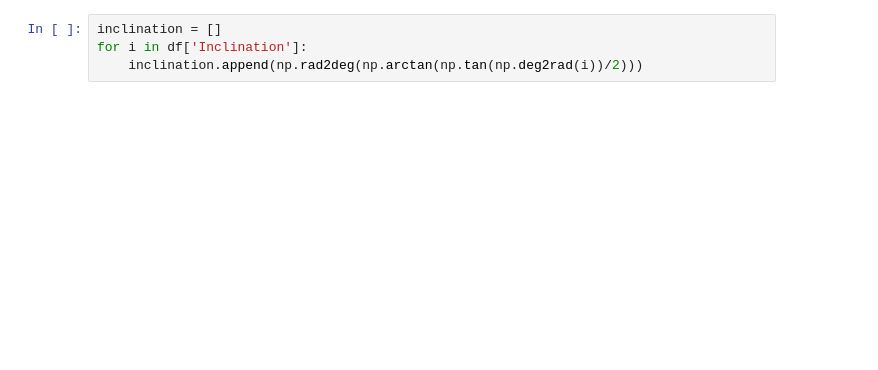
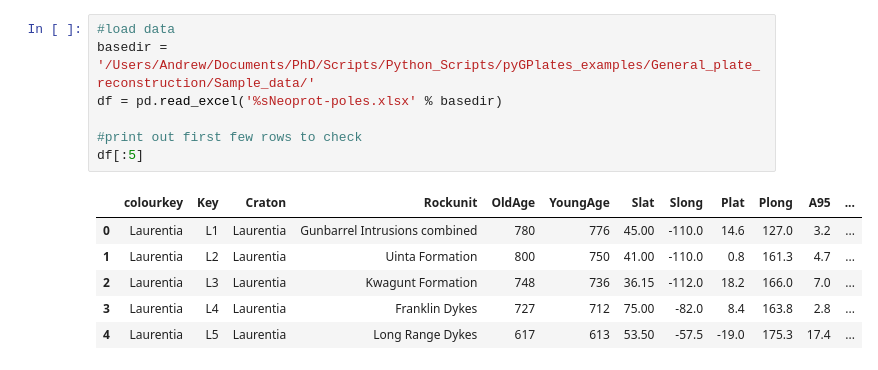
Before and after one commit to amer7632/pyGPlates_examples, a Jupyter notebook: General_plate_reconstruction/Time_space_palaeomag_plot.ipynb, the cells around one changed output. Drawn from its saved outputs; the diff is of its cells as text; blank space fills up the shorter version.

```diff
--- a/General_plate_reconstruction/Time_space_palaeomag_plot.ipynb
+++ b/General_plate_reconstruction/Time_space_palaeomag_plot.ipynb
@@ -34,4 +18,14 @@ df
-# %%
-inclination = []
-for i in df['Inclination']:
-    inclination.append(np.rad2deg(np.arctan(np.tan(np.deg2rad(i))/2)))
+# %%
+#load data
+basedir = '/Users/Andrew/Documents/PhD/Scripts/Python_Scripts/pyGPlates_examples/General_plate_reconstruction/Sample_data/'
+df = pd.read_excel('%sNeoprot-poles.xlsx' % basedir)
+
+#print out first few rows to check
+df[:5]
+# %% [output]
+|  | colourkey | Key | Craton | Rockunit | OldAge | YoungAge | Slat | Slong | Plat | Plong | A95 | ... |
+| 0 | Laurentia | L1 | Laurentia | Gunbarrel Intrusions combined | 780 | 776 | 45.00 | -110.0 | 14.6 | 127.0 | 3.2 | ... |
+| 1 | Laurentia | L2 | Laurentia | Uinta Formation | 800 | 750 | 41.00 | -110.0 | 0.8 | 161.3 | 4.7 | ... |
+| 2 | Laurentia | L3 | Laurentia | Kwagunt Formation | 748 | 736 | 36.15 | -112.0 | 18.2 | 166.0 | 7.0 | ... |
+| 3 | Laurentia | L4 | Laurentia | Franklin Dykes | 727 | 712 | 75.00 | -82.0 | 8.4 | 163.8 | 2.8 | ... |
+| 4 | Laurentia | L5 | Laurentia | Long Range Dykes | 617 | 613 | 53.50 | -57.5 | -19.0 | 175.3 | 17.4 | ... |
```
Also changed, not shown: parts of 12 cells of this notebook, 2 other files.
